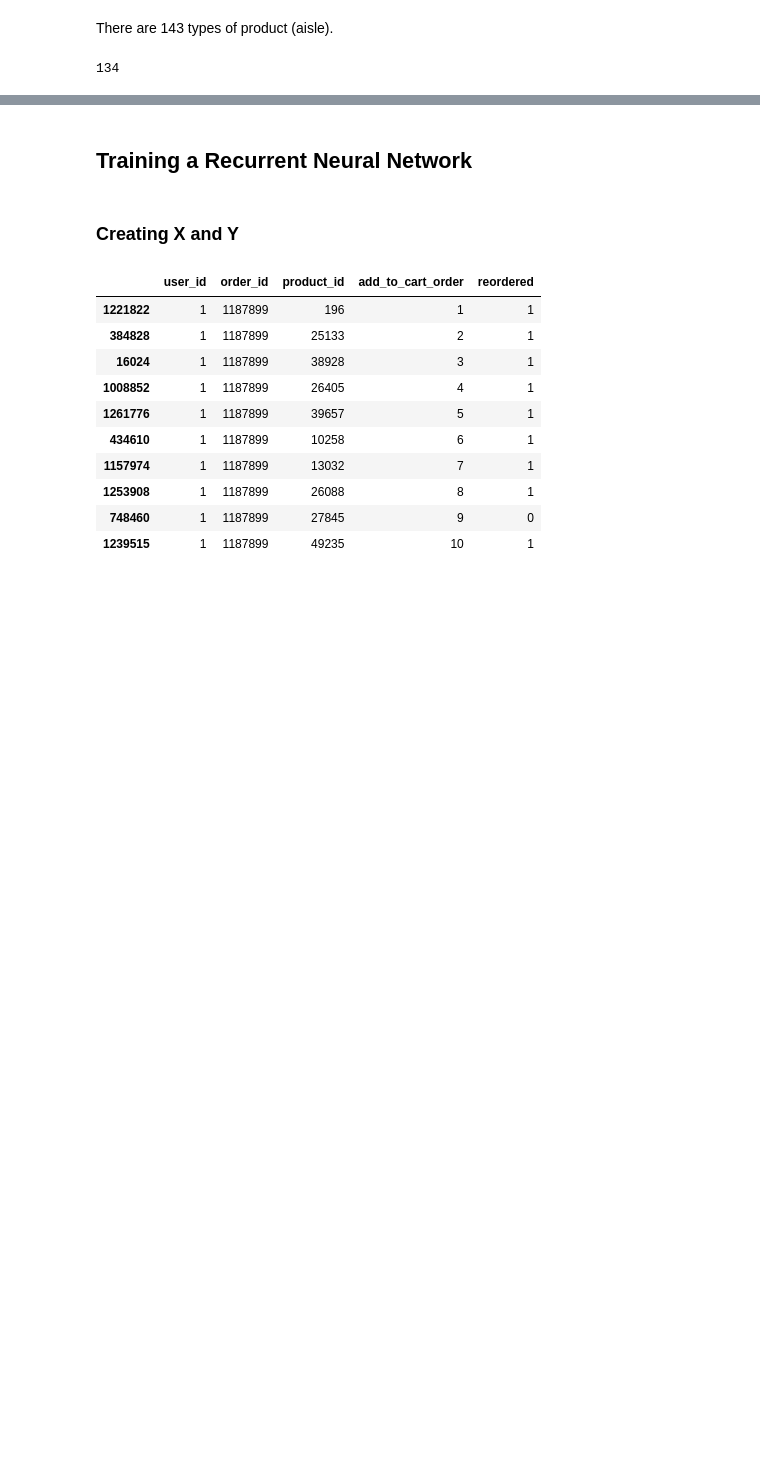
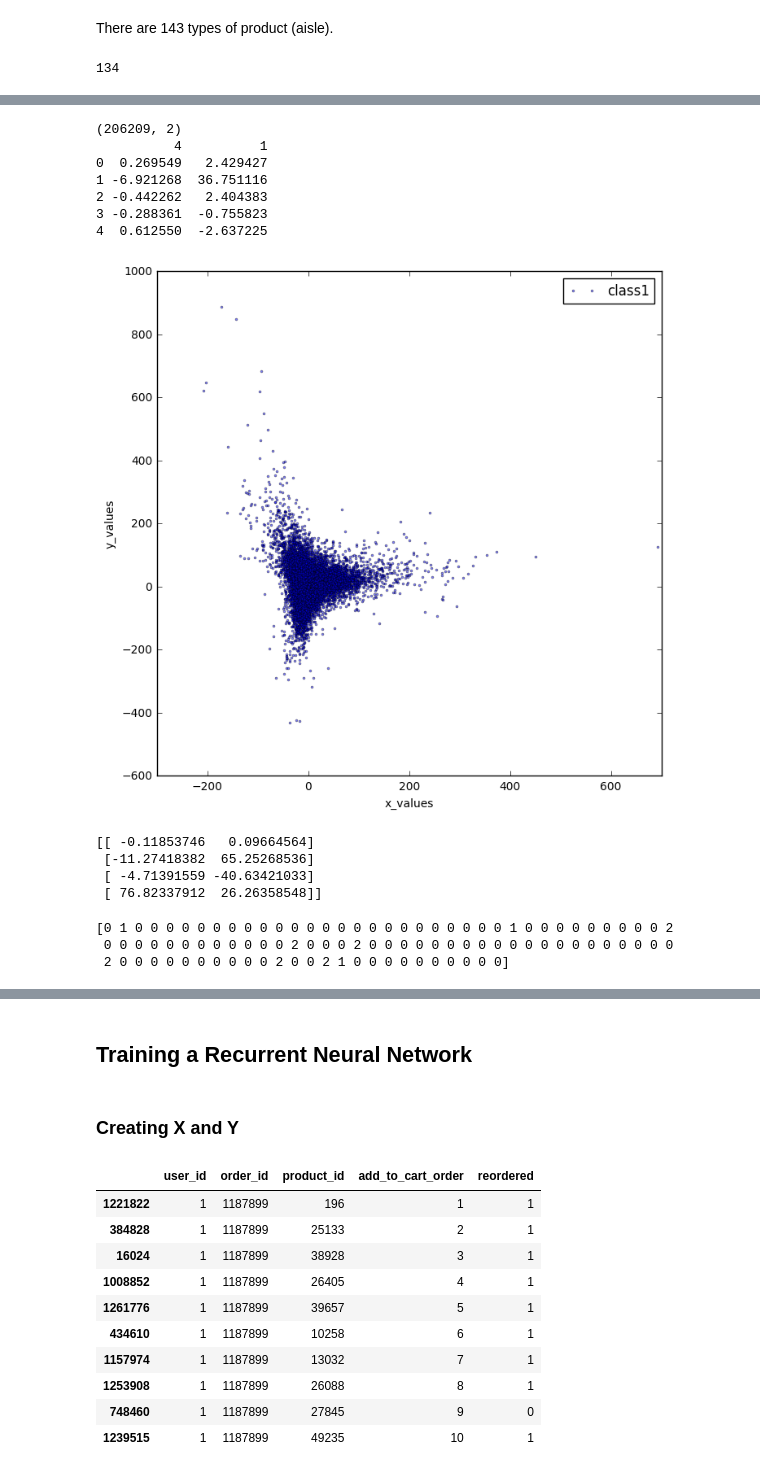
Before and after one commit to asindico/Instacart-Analysis, a Jupyter notebook: notebook.ipynb, the cells around one changed output, grey strips where cells are left out. Saved outputs shown, nothing was run; the diff lists cells and outputs as text; code cells hidden in the pictures; blank space fills up the shorter version.

```diff
--- a/notebook.ipynb
+++ b/notebook.ipynb
@@ -166,0 +190,43 @@ cust_prod.head()
+# %%
+from matplotlib import pyplot as plt
+from mpl_toolkits.mplot3d import Axes3D
+from mpl_toolkits.mplot3d import proj3d
+tocluster = pd.DataFrame(ps[[4,1]])
+print (tocluster.shape)
+print (tocluster.head())
+
+fig = plt.figure(figsize=(8,8))
+plt.plot(tocluster[4], tocluster[1], 'o', markersize=2, color='blue', alpha=0.5, label='class1')
+
+plt.xlabel('x_values')
+plt.ylabel('y_values')
+plt.legend()
+plt.show()
+# %% [output]
+(206209, 2)
+          4          1
+0  0.269549   2.429427
+1 -6.921268  36.751116
+2 -0.442262   2.404383
+3 -0.288361  -0.755823
+4  0.612550  -2.637225
+[figure, added]
+# %%
+from sklearn.cluster import KMeans
+from sklearn.metrics import silhouette_score
+
+clusterer = KMeans(n_clusters=4,random_state=42).fit(tocluster)
+centers = clusterer.cluster_centers_
+c_preds = clusterer.predict(tocluster)
+print(centers)
+# %% [output]
+[[ -0.11853746   0.09664564]
+ [-11.27418382  65.25268536]
+ [ -4.71391559 -40.63421033]
+ [ 76.82337912  26.26358548]]
+# %%
+print (c_preds[0:100])
+# %% [output]
+[0 1 0 0 0 0 0 0 0 0 0 0 0 0 0 0 0 0 0 0 0 0 0 0 0 0 1 0 0 0 0 0 0 0 0 0 2
+ 0 0 0 0 0 0 0 0 0 0 0 0 2 0 0 0 2 0 0 0 0 0 0 0 0 0 0 0 0 0 0 0 0 0 0 0 0
+ 2 0 0 0 0 0 0 0 0 0 0 2 0 0 2 1 0 0 0 0 0 0 0 0 0 0]
```
Also changed, not shown: parts of 20 cells of this notebook.
